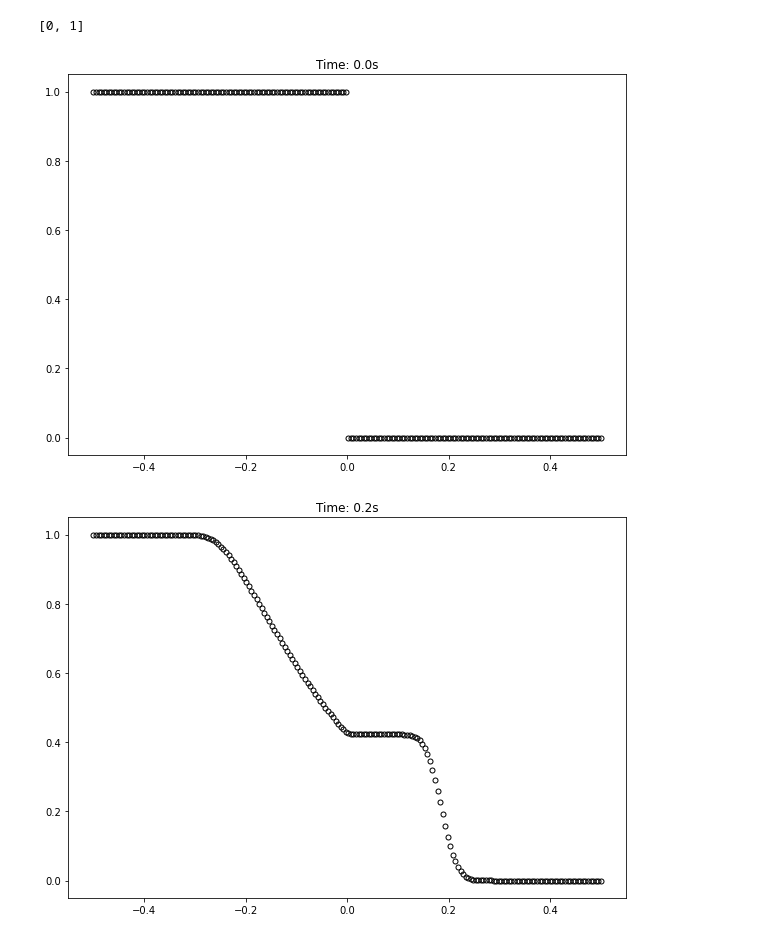
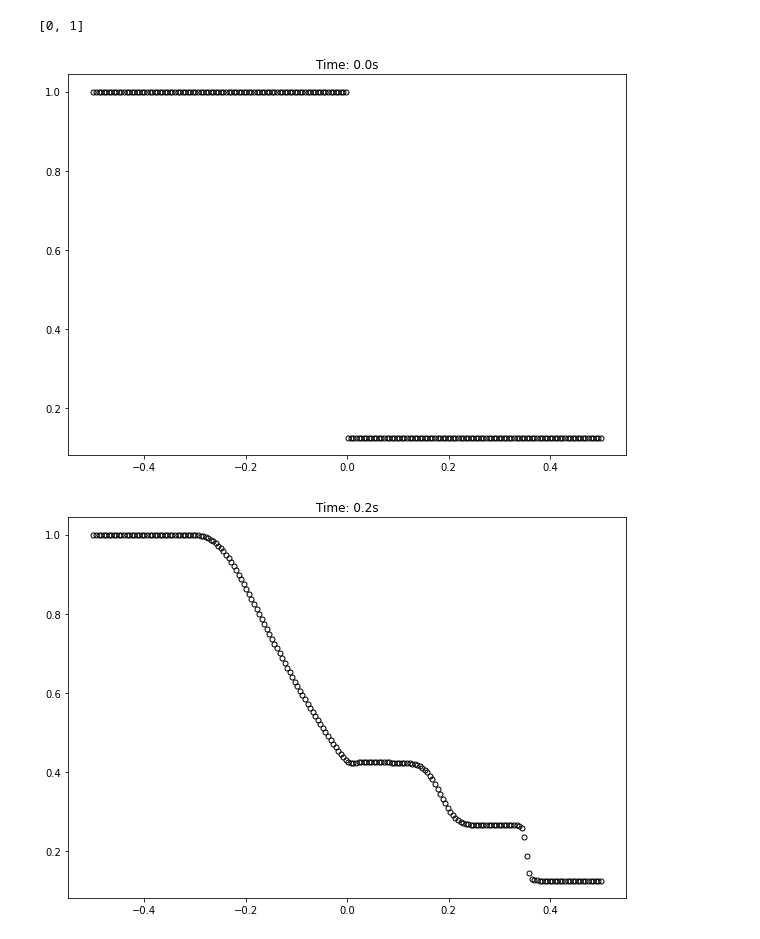
Before and after one commit to maikel/FiniteVolumeSolver, a Jupyter notebook: extra/PerfectGas/ConvergentNozzle.ipynb, the cells around one changed output. Saved outputs shown, nothing was run; the diff lists cells and outputs as text; code cells hidden in the pictures.

```diff
--- a/extra/PerfectGas/ConvergentNozzle.ipynb
+++ b/extra/PerfectGas/ConvergentNozzle.ipynb
@@ -28,7 +28,7 @@ def Load(path, chunk=[]):
     file.close()
     return data_array #, time_array)
 
-path = '/home/maikel/Development/FiniteVolumeSolver/build_2D-Debug/HLLEM.h5'
+path = '/home/christian/FVS_develop/FiniteVolumeSolver/build/HLLEM.h5'
 
 file = h5py.File(path, mode='r')
 data = np.array(file['data'])
@@ -37,34 +37,34 @@ dx = file['data'].attrs['cell_size']
 xlower = file['data'].attrs['xlower']
 file.close()
 
 nx = [data.shape[2], data.shape[3]]
 xupper = xlower + dx * nx
 
 vmin = None #0.4
 vmax = None #2.0
 
 ns = [i for i in range(data.shape[0])]
 print(ns)
 
 marker_style = dict(color='black',  fillstyle='none', linestyle='none', marker='o',
                     markersize=5, markerfacecoloralt='tab:red')
 
 for n in ns:
     rho = data[n, 0, :, 0]
     rhou = data[n, 1, :, 0]
     u = rhou / rho
     p = data[n, 4, :, 0]
     rhoY = data[n, 3, :, 0]
     Y = rhoY / rho
 
     real_x = np.array(np.linspace(xlower[0], xupper[0], nx[0], endpoint=True))
-    dxt = [int(nx[0] / (nticks - 1)), int(nx[1] / (nticks - 1))]
+    #dxt = [int(nx[0] / (nticks - 1)), int(nx[1] / (nticks - 1))]
 
     f, ax = plt.subplots(figsize=(10, 7))
-    im = plt.plot(real_x, u, **marker_style)
+    im = plt.plot(real_x, rho, **marker_style)
     ax.set_title('Time: {:.3}s'.format(times[n]))
     plt.show()
 # %% [output]
 [0, 1]
-[figure, old version]
+[figure, new version]
-[figure, old version]
+[figure, new version]
```
Also changed, not shown: parts of 1 cell of this notebook, 13 other files.
